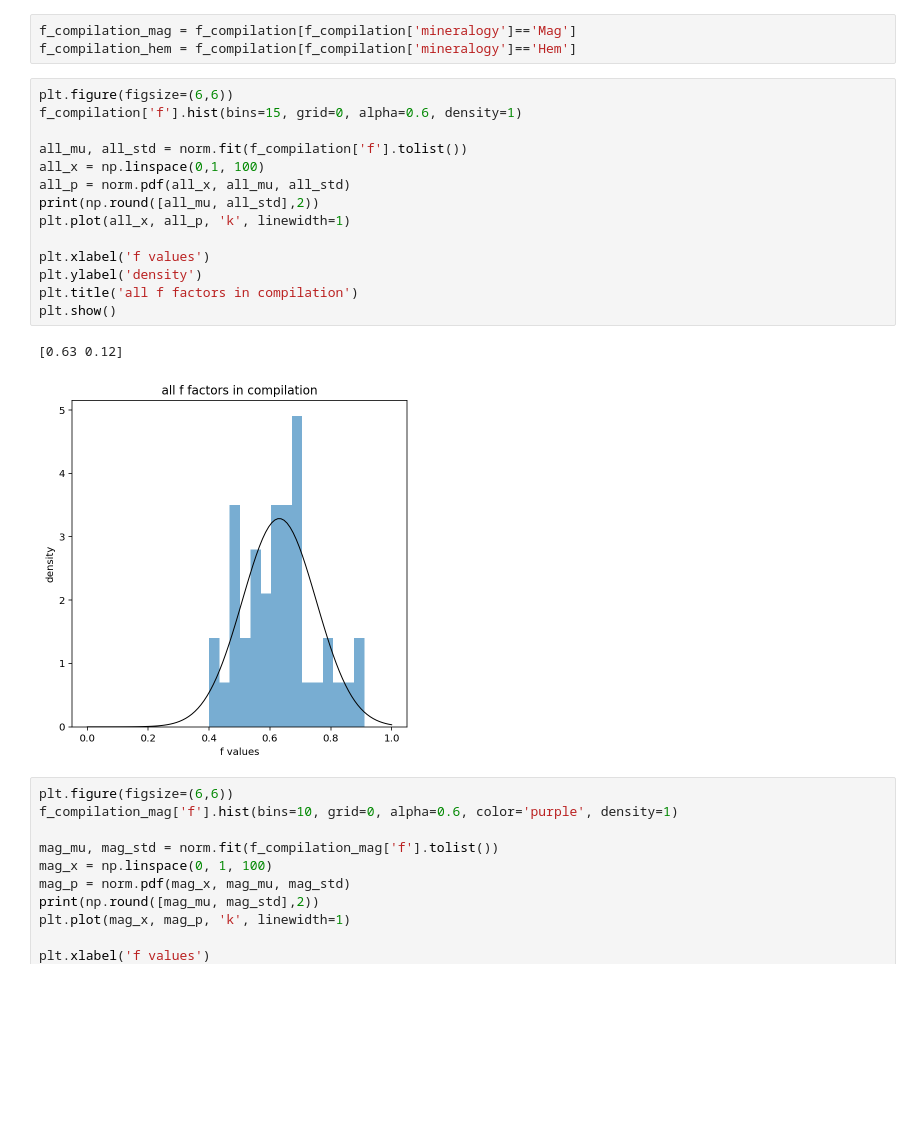
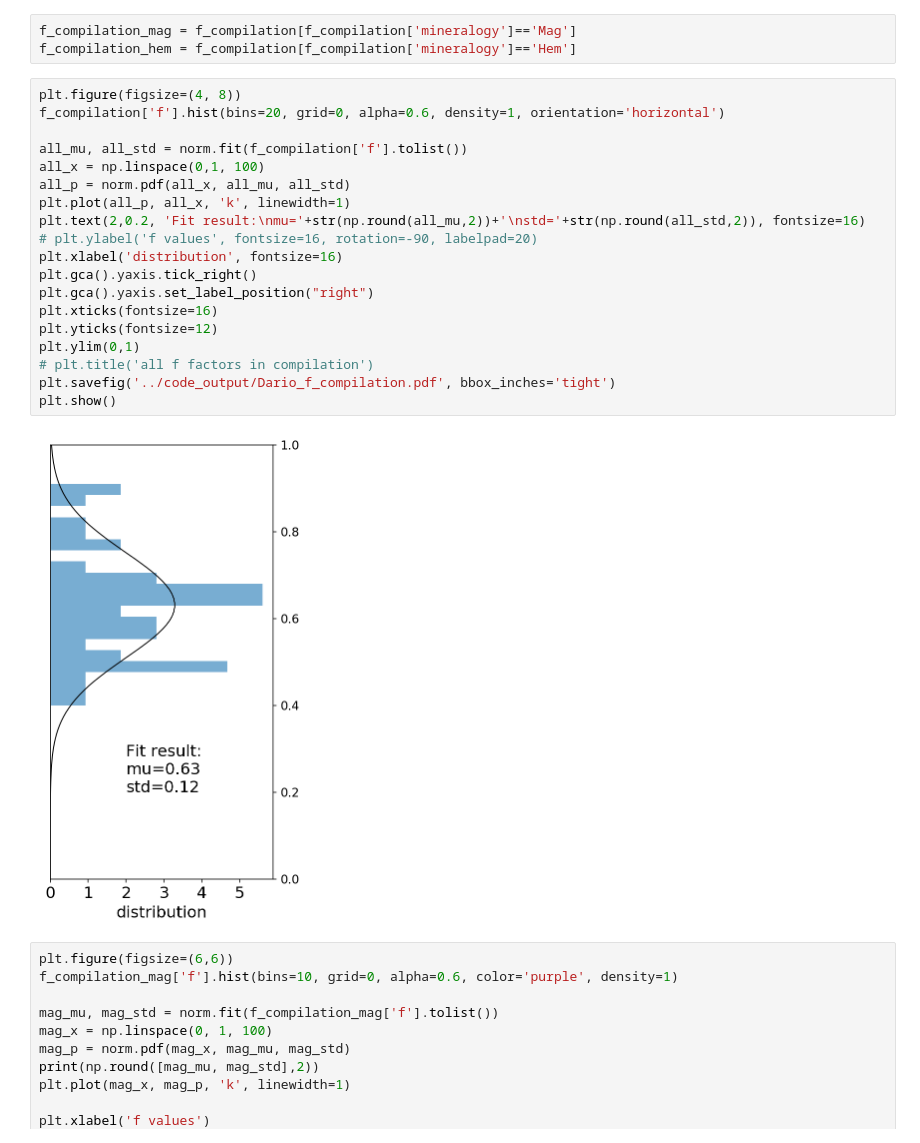
Before and after one commit to Swanson-Hysell-Group/Inclination_Shallowing, a Jupyter notebook: code/Notebooks/Cutface_pmag.ipynb, the cells around one changed output. Drawn from its saved outputs; the diff is of its cells as text; blank space fills up the shorter version.

Commit message:
update inclination correction figure and pmag notebook

```diff
--- a/code/Notebooks/Cutface_pmag.ipynb
+++ b/code/Notebooks/Cutface_pmag.ipynb
@@ -1148,22 +1111,26 @@ f_compilation.head()
 f_compilation_mag = f_compilation[f_compilation['mineralogy']=='Mag']
 f_compilation_hem = f_compilation[f_compilation['mineralogy']=='Hem']
 # %%
-plt.figure(figsize=(6,6))
-f_compilation['f'].hist(bins=15, grid=0, alpha=0.6, density=1)
+plt.figure(figsize=(4, 8))
+f_compilation['f'].hist(bins=20, grid=0, alpha=0.6, density=1, orientation='horizontal')
 
 all_mu, all_std = norm.fit(f_compilation['f'].tolist())
 all_x = np.linspace(0,1, 100)
 all_p = norm.pdf(all_x, all_mu, all_std)
-print(np.round([all_mu, all_std],2))
-plt.plot(all_x, all_p, 'k', linewidth=1)
-
-plt.xlabel('f values')
-plt.ylabel('density')
-plt.title('all f factors in compilation')
+plt.plot(all_p, all_x, 'k', linewidth=1)
+plt.text(2,0.2, 'Fit result:\nmu='+str(np.round(all_mu,2))+'\nstd='+str(np.round(all_std,2)), fontsize=16)
+# plt.ylabel('f values', fontsize=16, rotation=-90, labelpad=20)
+plt.xlabel('distribution', fontsize=16)
+plt.gca().yaxis.tick_right()
+plt.gca().yaxis.set_label_position("right")
+plt.xticks(fontsize=16)
+plt.yticks(fontsize=12)
+plt.ylim(0,1)
+# plt.title('all f factors in compilation')
+plt.savefig('../code_output/Dario_f_compilation.pdf', bbox_inches='tight')
 plt.show()
 # %% [output]
-[0.63 0.12]
-[figure, old version]
+[figure, new version]
 # %%
 plt.figure(figsize=(6,6))
 f_compilation_mag['f'].hist(bins=10, grid=0, alpha=0.6, color='purple', density=1)
```
Also changed, not shown: parts of 5 cells of this notebook, 3 other files.
